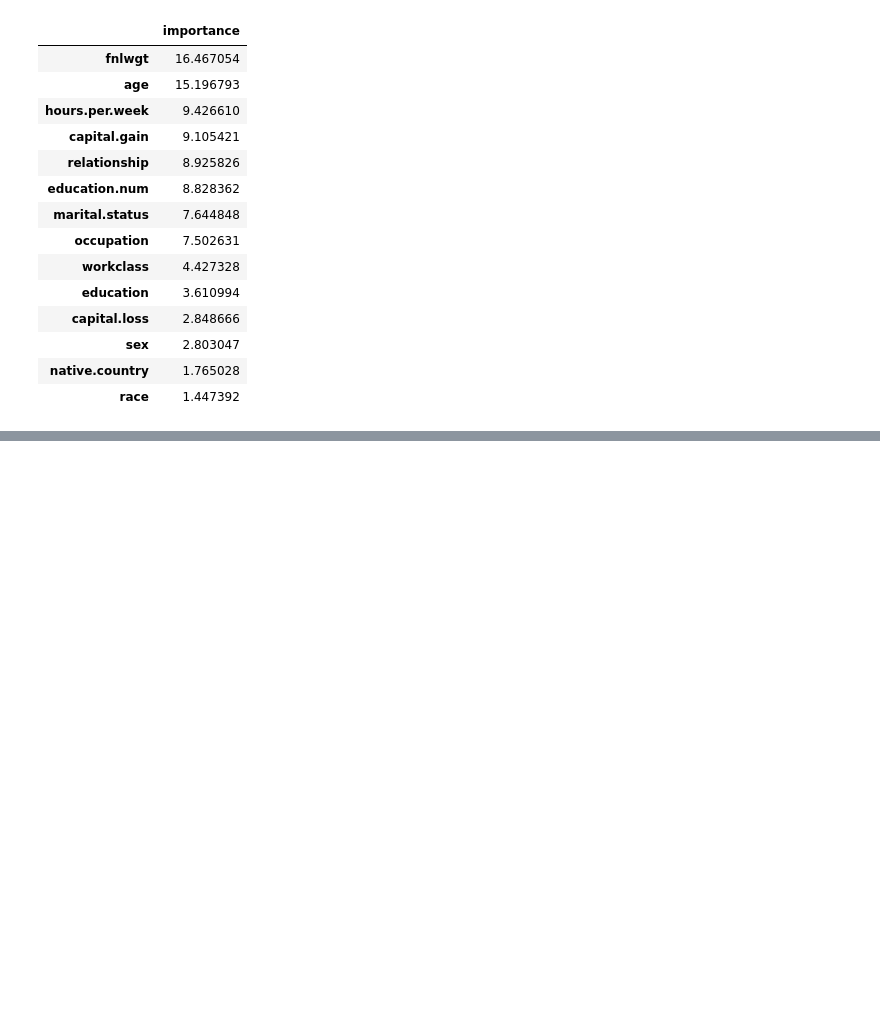
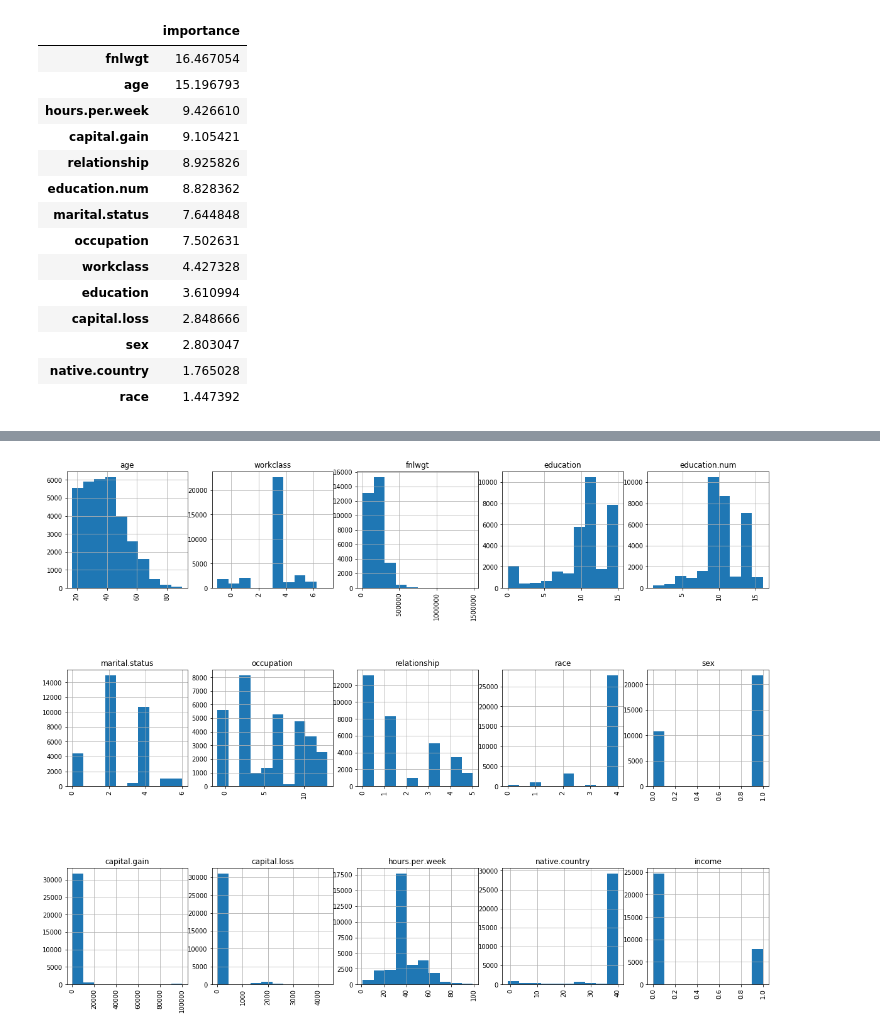
Before and after one commit to laxmija/Project_4_Classification_Models, a Jupyter notebook: Project_4_Classification_Models.ipynb, the cells around one changed output, grey strips where cells are left out. Cells and saved outputs as stored; diff of their text form; code cells hidden in the pictures; blank space fills up the shorter version.

```diff
--- a/Project_4_Classification_Models.ipynb
+++ b/Project_4_Classification_Models.ipynb
@@ -356,0 +356,16 @@ plt.show()
+# %%
+#Analyze the data
+fig = plt.figure(figsize=(20,15))
+cols = 5
+rows = math.ceil(float(dataset.shape[1]) / cols)
+for i, column in enumerate(dataset.columns):
+    ax = fig.add_subplot(rows, cols, i + 1)
+    ax.set_title(column)
+    if dataset.dtypes[column] == np.object:
+        dataset[column].value_counts().plot(kind="bar", axes=ax)
+    else:
+        dataset[column].hist(axes=ax)
+        plt.xticks(rotation="vertical")
+plt.subplots_adjust(hspace=0.7, wspace=0.2)
+# %% [output]
+[figure, added]
```
Also changed, not shown: parts of 52 cells of this notebook.
